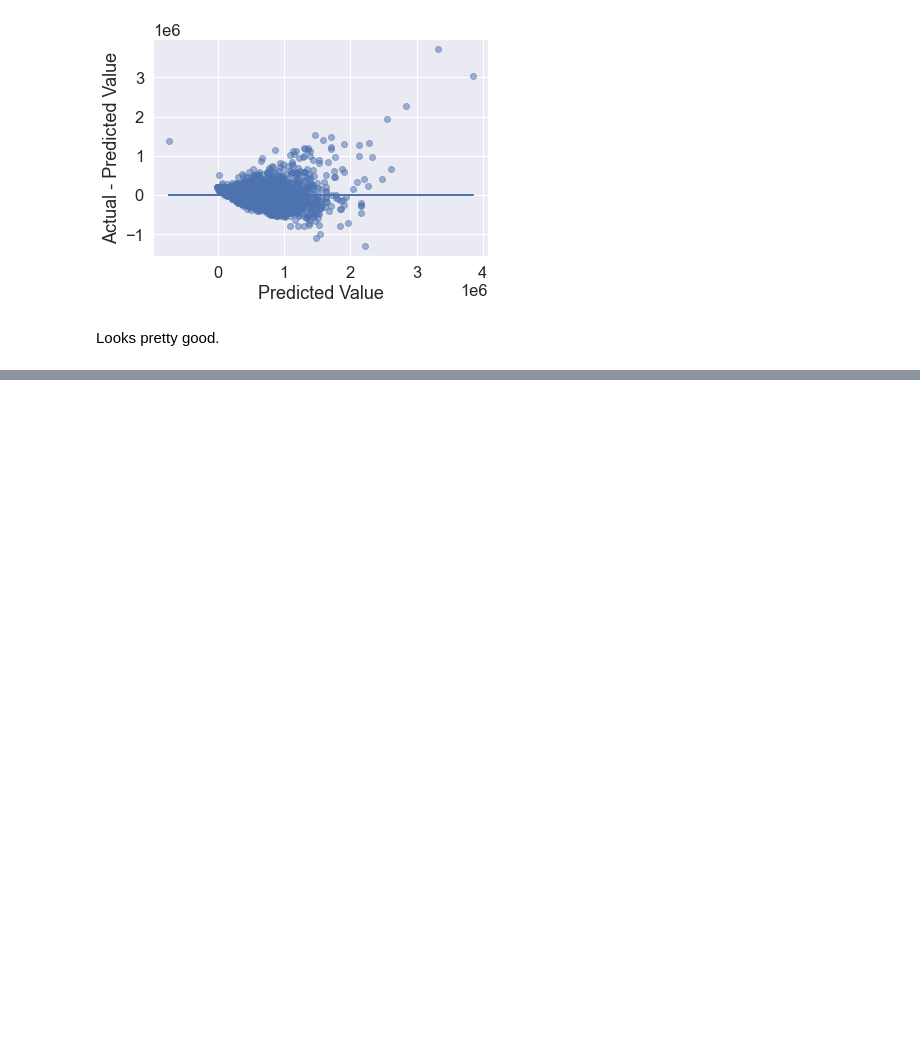
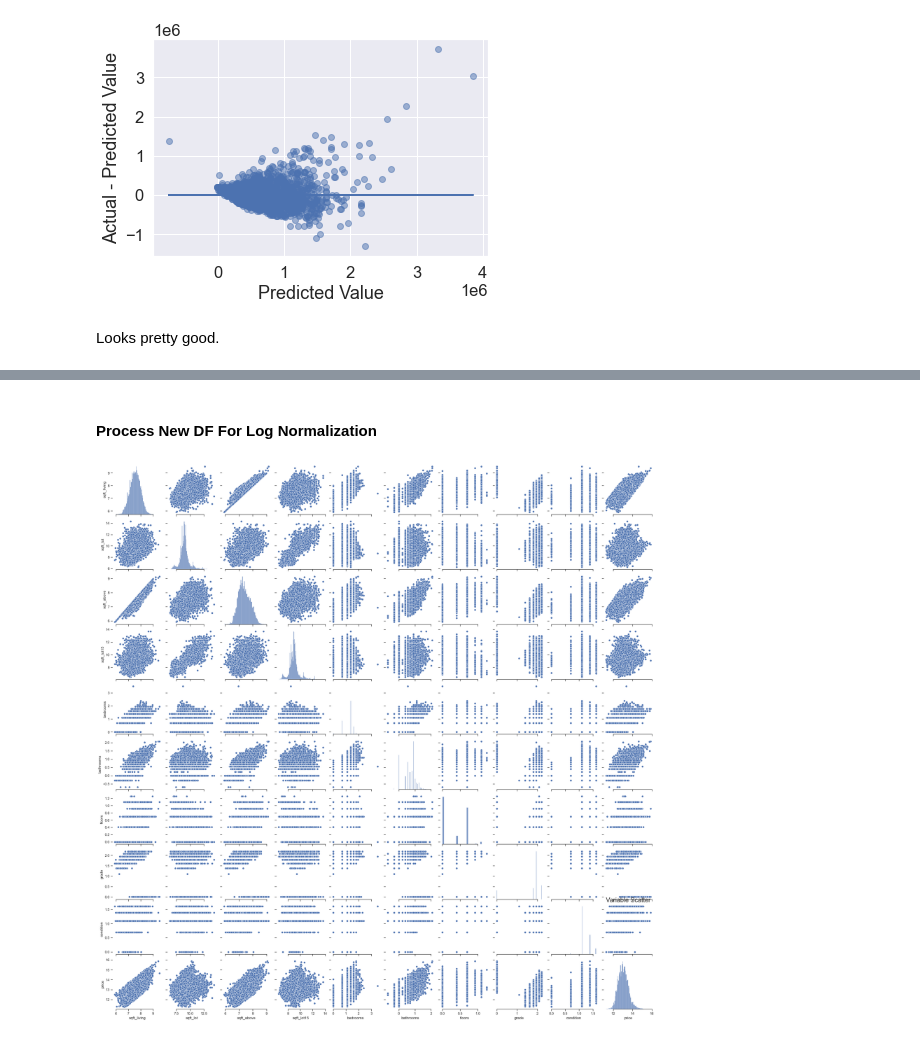
Before and after one commit to tmcroyce/House_Pricing_Project, a Jupyter notebook: Travis_Project.ipynb, the cells around one changed output, grey strips where cells are left out. Drawn from its saved outputs; the diff is of its cells as text; code cells hidden in the pictures; blank space fills up the shorter version.

```diff
--- a/Travis_Project.ipynb
+++ b/Travis_Project.ipynb
@@ -1003,0 +996,6 @@ Some of these data items may include size and quality of kitchen and appliances,
+# %%
+#Choose non-normal distributions
+non_normal = ['sqft_living', 'sqft_lot', 'sqft_above',
+                'sqft_lot15', 'bedrooms', 'bathrooms',
+                'floors', 'grade', 'condition', 'price']
+log_df = house_df.copy()
@@ -1003,0 +1022,2 @@ Some of these data items may include size and quality of kitchen and appliances,
+# %% [markdown]
+#### Process New DF For Log Normalization
@@ -1003,0 +1086,12 @@ Some of these data items may include size and quality of kitchen and appliances,
+# %%
+#Log Transformation
+for feat in non_normal:
+    log_df[feat] = log_df[feat].map(lambda x: np.log(x))
+# %%
+
+sns.set_theme(style="ticks")
+sns.pairplot(log_df[non_normal])
+plt.title('Variable Scatter', fontsize = 20)
+sns.despine(trim=True, left=True)
+# %% [output]
+[figure, added]
```
Also changed, not shown: parts of 41 cells of this notebook.
